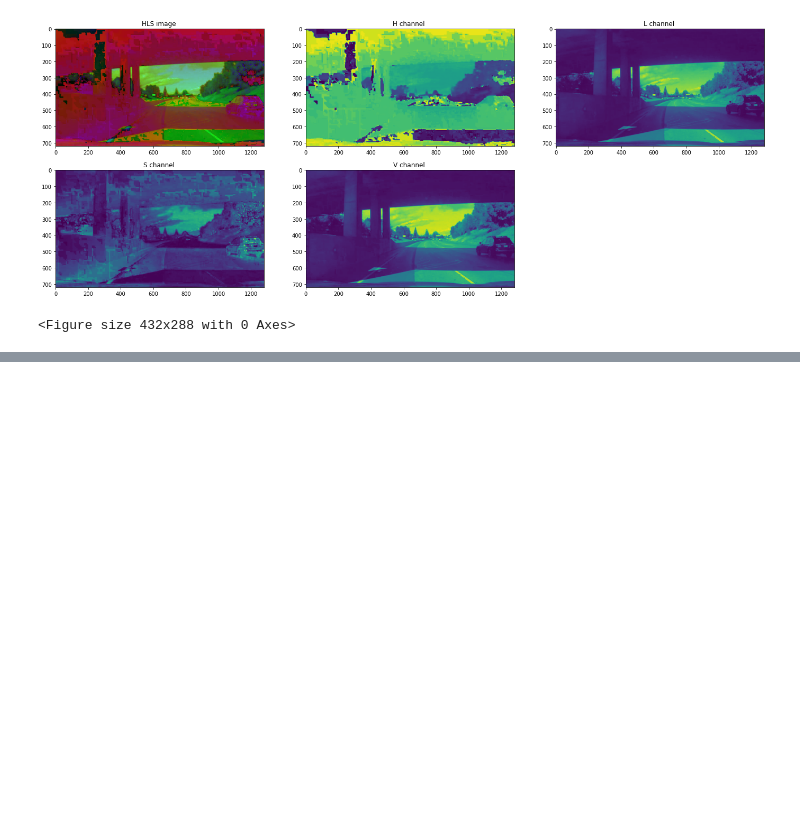
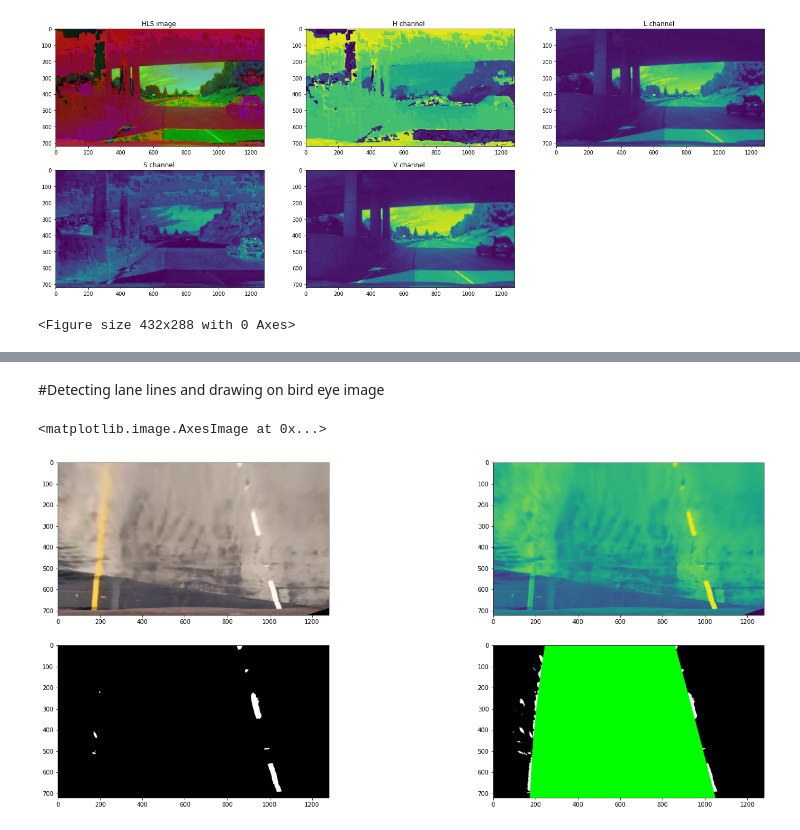
Before and after one commit to MohamedAbdelAzeem/Lane-Detection, a Jupyter notebook: Lane_Detection.ipynb, the cells around one changed output, grey strips where cells are left out. Cells and saved outputs as stored; diff of their text form; code cells hidden in the pictures; blank space fills up the shorter version.

```diff
--- a/Lane_Detection.ipynb
+++ b/Lane_Detection.ipynb
@@ -239,0 +273,9 @@ def To_Birdeye(img):
+# %% [markdown]
+#Detecting lane lines and drawing on bird eye image
+# %%
+lanelines = LaneLines()
+img3 = lanelines.forward(Apply_Threshold_On_Bird_Image_Test(images1[4]))
+plt.imshow(img3)
+# %% [output]
+<matplotlib.image.AxesImage at 0x...>
+[figure, added]
```
Also changed, not shown: parts of 26 cells of this notebook.
